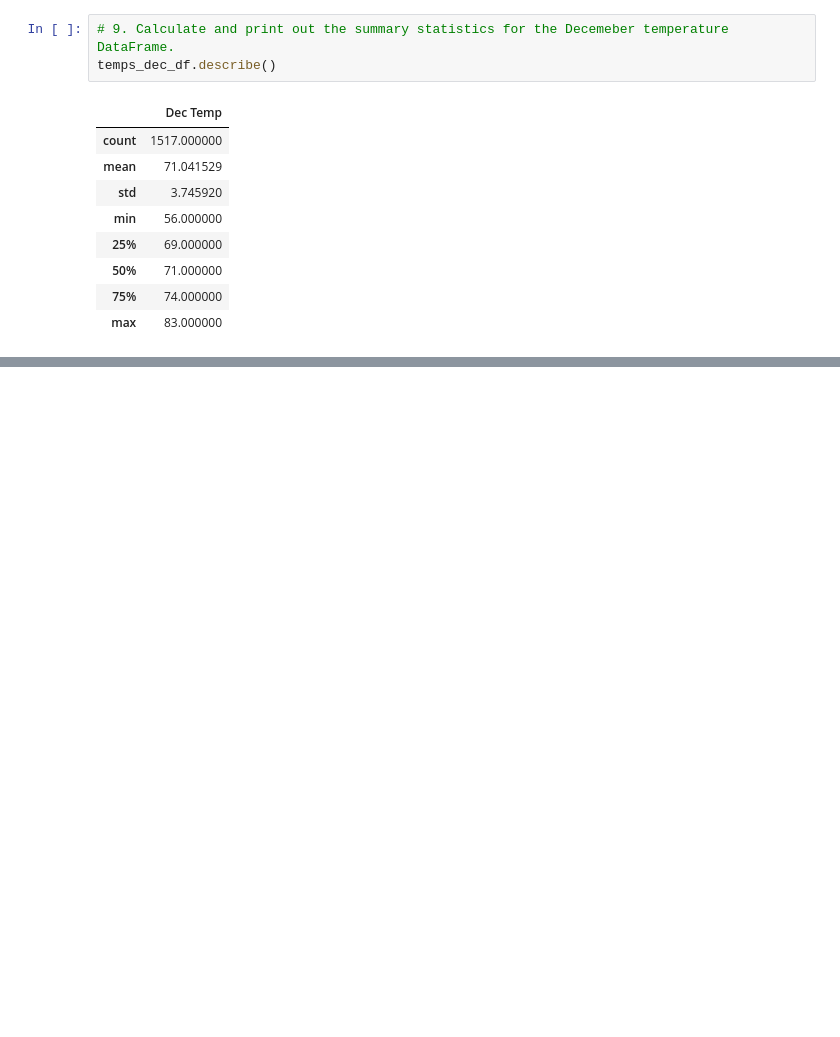
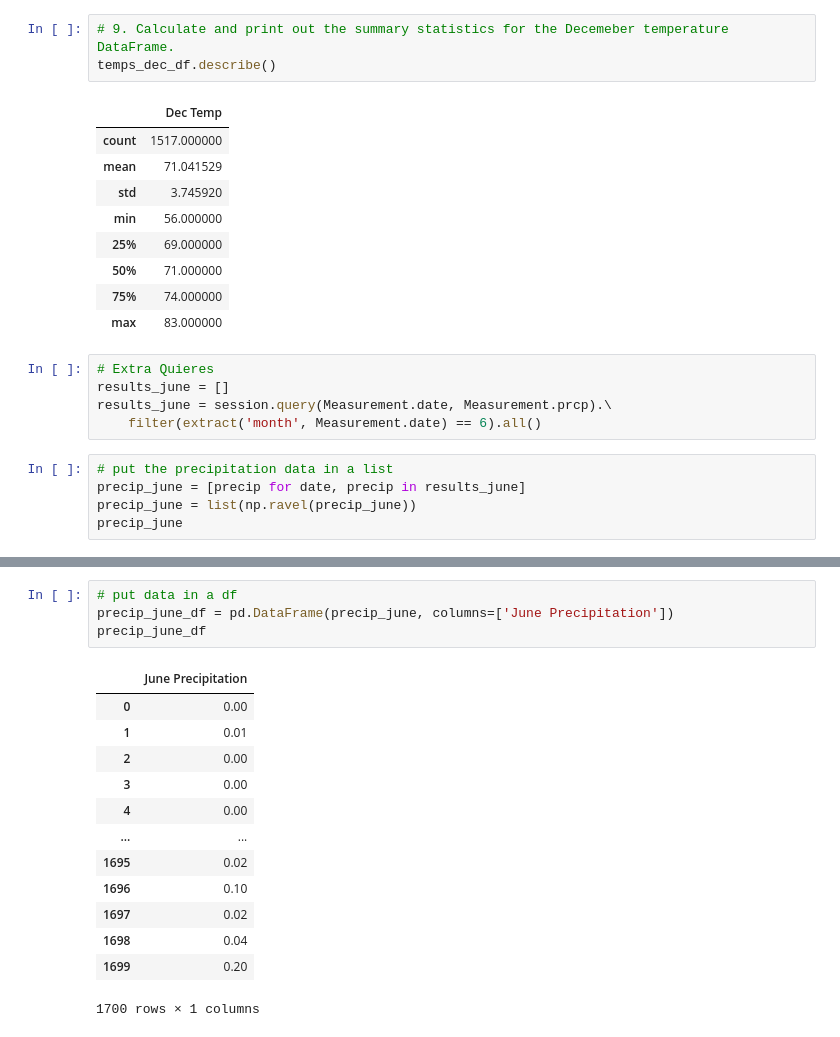
Before and after one commit to Calebmkelly/surfs_up, a Jupyter notebook: SurfsUp_Challenge.ipynb, the cells around one changed output, grey strips where cells are left out. Drawn from its saved outputs; the diff is of its cells as text; blank space fills up the shorter version.

Commit message:
added extra queries

```diff
--- a/SurfsUp_Challenge.ipynb
+++ b/SurfsUp_Challenge.ipynb
@@ -172,3 +172,13 @@ temps_dec_df.describe()
 | 50% | 71.000000 |
 | 75% | 74.000000 |
 | max | 83.000000 |
+# %%
+# Extra Quieres
+results_june = []
+results_june = session.query(Measurement.date, Measurement.prcp).\
+    filter(extract('month', Measurement.date) == 6).all()
+# %%
+# put the precipitation data in a list
+precip_june = [precip for date, precip in results_june]
+precip_june = list(np.ravel(precip_june))
+precip_june
@@ -174,0 +203,18 @@ temps_dec_df.describe()
+# %%
+# put data in a df
+precip_june_df = pd.DataFrame(precip_june, columns=['June Precipitation'])
+precip_june_df
+# %% [output]
+|  | June Precipitation |
+| 0 | 0.00 |
+| 1 | 0.01 |
+| 2 | 0.00 |
+| 3 | 0.00 |
+| 4 | 0.00 |
+| ... | ... |
+| 1695 | 0.02 |
+| 1696 | 0.10 |
+| 1697 | 0.02 |
+| 1698 | 0.04 |
+| 1699 | 0.20 |
+1700 rows × 1 columns
```
Also changed, not shown: parts of 7 cells of this notebook.
